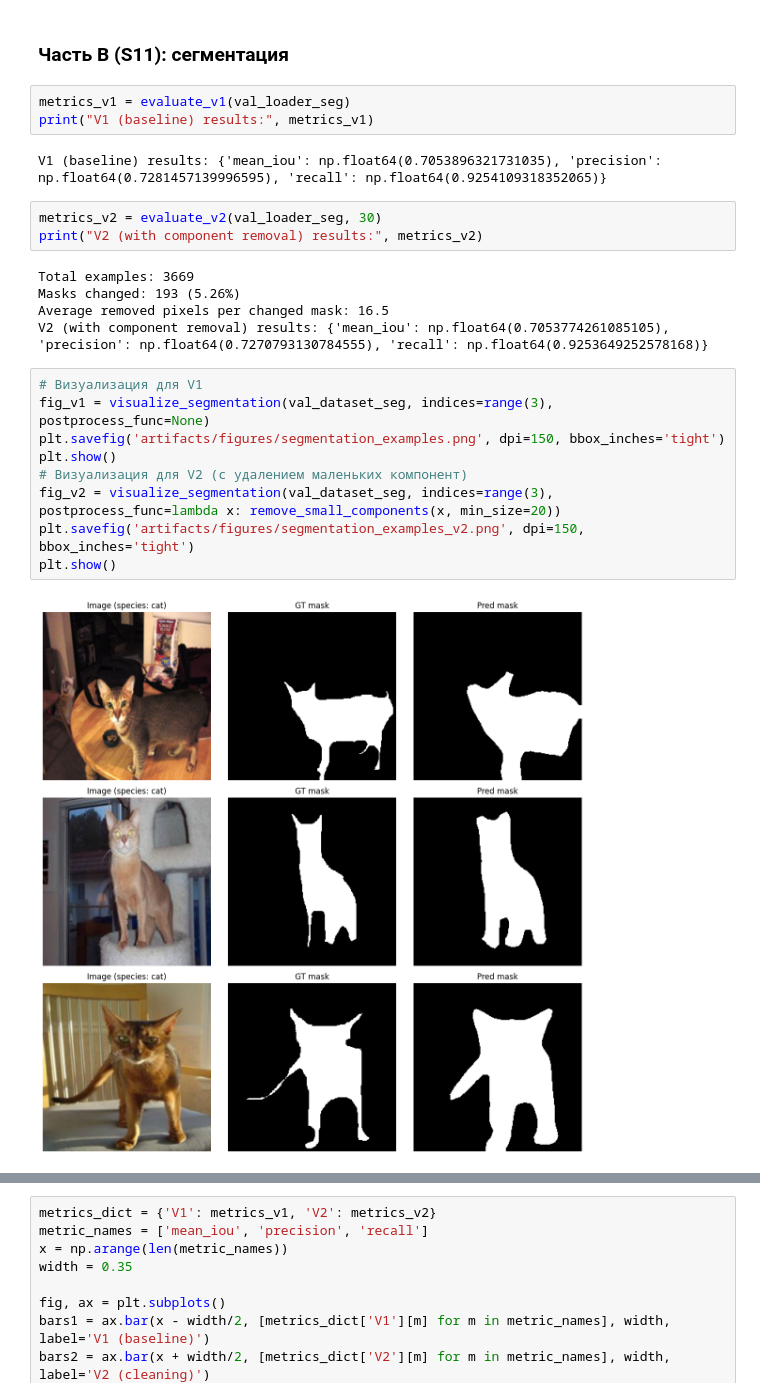
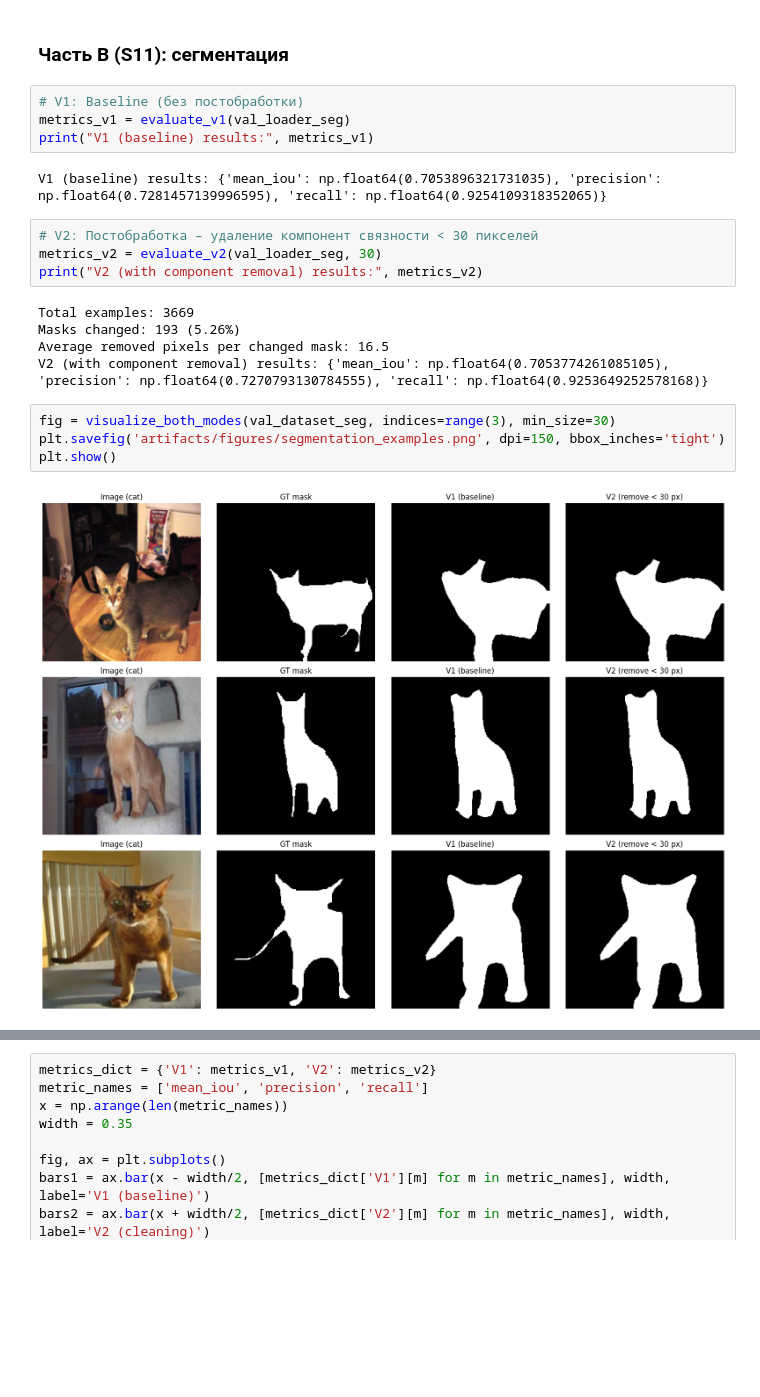
Before and after one commit to pinandr101/AIEngineering, a Jupyter notebook: homeworks/HW10-11/HW10-11.ipynb, the cells around one changed output, grey strips where cells are left out. Drawn from its saved outputs; the diff is of its cells as text; blank space fills up the shorter version.

```diff
--- a/homeworks/HW10-11/HW10-11.ipynb
+++ b/homeworks/HW10-11/HW10-11.ipynb
@@ -640,11 +648,13 @@ Test accuracy лучшей модели: 0.9463
 # %% [markdown]
 ### Часть B (S11): сегментация
 # %%
+# V1: Baseline (без постобработки)
 metrics_v1 = evaluate_v1(val_loader_seg)
 print("V1 (baseline) results:", metrics_v1)
 # %% [output]
 V1 (baseline) results: {'mean_iou': np.float64(0.7053896321731035), 'precision': np.float64(0.7281457139996595), 'recall': np.float64(0.9254109318352065)}
 # %%
+# V2: Постобработка – удаление компонент связности < 30 пикселей
 metrics_v2 = evaluate_v2(val_loader_seg, 30)
 print("V2 (with component removal) results:", metrics_v2)
 # %% [output]
@@ -653,13 +663,8 @@ Masks changed: 193 (5.26%)
 Average removed pixels per changed mask: 16.5
 V2 (with component removal) results: {'mean_iou': np.float64(0.7053774261085105), 'precision': np.float64(0.7270793130784555), 'recall': np.float64(0.9253649252578168)}
 # %%
-# Визуализация для V1
-fig_v1 = visualize_segmentation(val_dataset_seg, indices=range(3), postprocess_func=None)
+fig = visualize_both_modes(val_dataset_seg, indices=range(3), min_size=30)
 plt.savefig('artifacts/figures/segmentation_examples.png', dpi=150, bbox_inches='tight')
 plt.show()
-# Визуализация для V2 (с удалением маленьких компонент)
-fig_v2 = visualize_segmentation(val_dataset_seg, indices=range(3), postprocess_func=lambda x: remove_small_components(x, min_size=20))
-plt.savefig('artifacts/figures/segmentation_examples_v2.png', dpi=150, bbox_inches='tight')
-plt.show()
 # %% [output]
-[figure, old version]
+[figure, new version]
```
Also changed, not shown: parts of 9 cells of this notebook, 12 other files.
